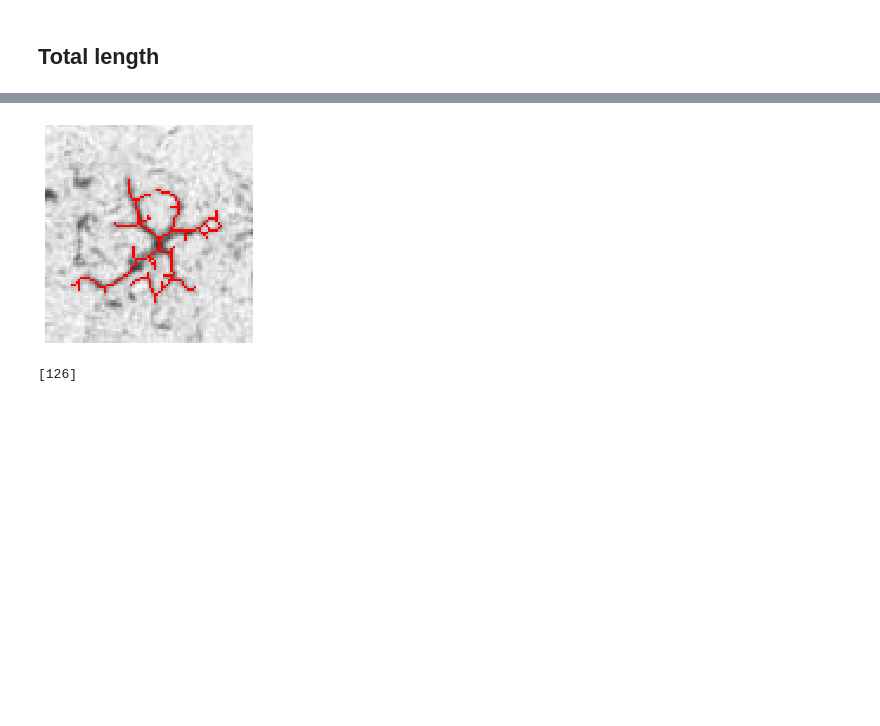
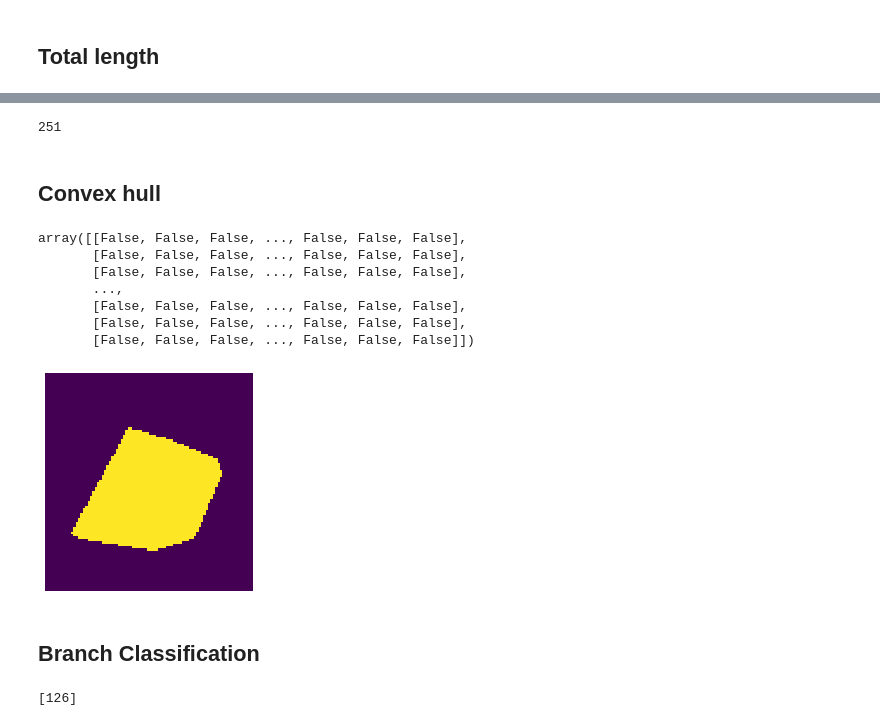
Before and after one commit to swanandlab/SMorph, a Jupyter notebook: sholl analysis.ipynb, the cells around one changed output, grey strips where cells are left out. Cells and saved outputs as stored; diff of their text form; code cells hidden in the pictures; blank space fills up the shorter version.

Commit message:
added convex hull

```diff
--- a/sholl analysis.ipynb
+++ b/sholl analysis.ipynb
@@ -359,6 +355,0 @@ spacing_nm = spacing * 1e9  # nm per pixel
-# %%
-# skeleton0 = skeletonize(binary0)
-fig, ax = plt.subplots()
-draw.overlay_skeleton_2d(gray_section, final, dilate=0, axes=ax);
-# %% [output]
-[figure, removed]
@@ -367,3 +356,26 @@ coordinates = skan.csr.Skeleton(final).coordinates
+# %%
+np.sum(final)
+# %% [output]
+251
+# %% [markdown]
+## Convex hull
+# %%
+convex_hull = skimage.morphology.convex_hull_image(final)
+fig, ax = plt.subplots()
+ax.set_axis_off()
+ax.imshow(convex_hull)
+convex_hull
+# %% [output]
+array([[False, False, False, ..., False, False, False],
+       [False, False, False, ..., False, False, False],
+       [False, False, False, ..., False, False, False],
+       ...,
+       [False, False, False, ..., False, False, False],
+       [False, False, False, ..., False, False, False],
+       [False, False, False, ..., False, False, False]])
+[figure, added]
+# %% [markdown]
+## Branch Classification
 # %%
 near = []
 for i in range(skan.csr.Skeleton(final).n_paths):
```
Also changed, not shown: parts of 14 cells of this notebook.
